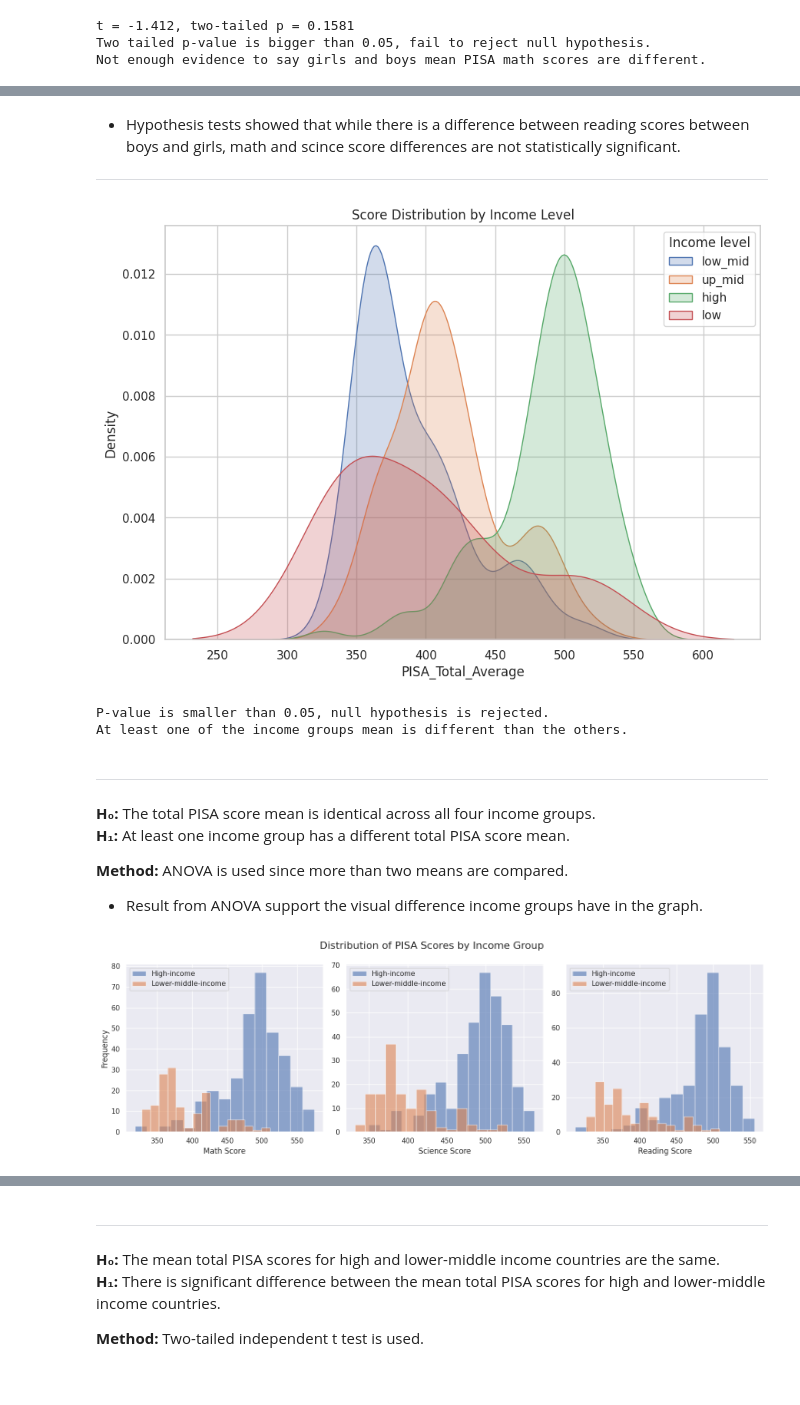
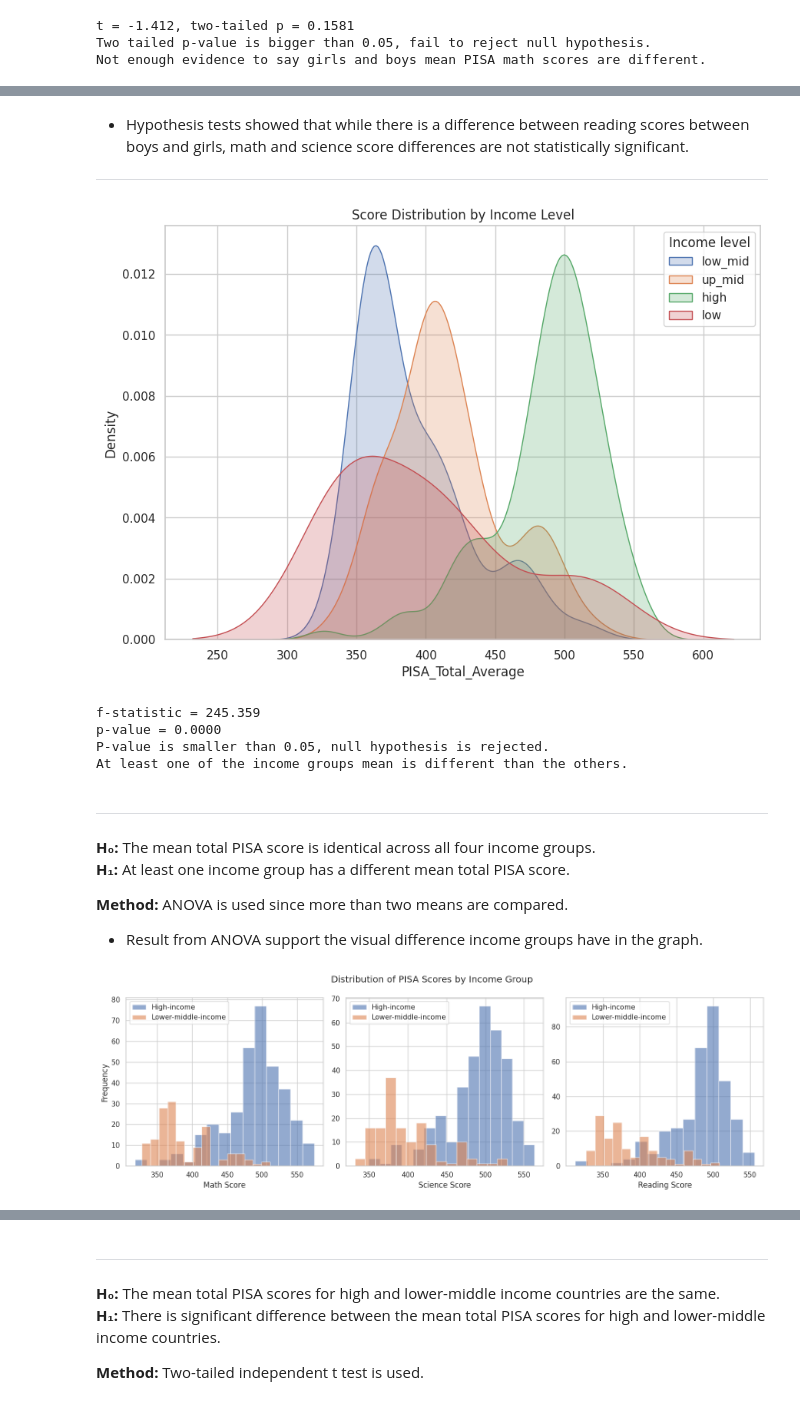
Before and after one commit to Zeynep243/DSA-210-Project, a Jupyter notebook: EDA_and_Hypothesis_Testing.ipynb, the cells around one changed output, grey strips where cells are left out. Drawn from its saved outputs; the diff is of its cells as text; code cells hidden in the pictures.

Commit message:
Data Visualization and Hypothesis Testing
Updated

```diff
--- a/EDA_and_Hypothesis_Testing.ipynb
+++ b/EDA_and_Hypothesis_Testing.ipynb
@@ -207,5 +207,5 @@ Not evidence evidence to say girls and boys average math scores differ.
 # %% [markdown]
-* Hypothesis tests showed that while there is a difference between reading scores between boys and girls, math and scince score differences are not statistically significant.
+* Hypothesis tests showed that while there is a difference between reading scores between boys and girls, math and science score differences are not statistically significant.
 ****
 # %%
 import pandas as pd
@@ -238,18 +238,23 @@ plt.show()
 
 f_stat, p_value = stats.f_oneway(low_mid, up_mid, high, low)
 
+print(f"f-statistic = {f_stat:.3f}")
+print(f"p-value = {p_value:.4f}")
+
 if p_value < 0.05:
     print('P-value is smaller than 0.05, null hypothesis is rejected. \nAt least one of the income groups mean is different than the others.')
 else:
     print('P-value is bigger than 0.05, fail to reject null hypothesis.\nMeans between different income groups are the same.')
 # %% [output]
 [figure]
+f-statistic = 245.359
+p-value = 0.0000
 P-value is smaller than 0.05, null hypothesis is rejected.
 At least one of the income groups mean is different than the others.
 # %% [markdown]
 ******************************************
-**H₀:** The total PISA score mean is identical across all four income groups.
-**H₁:** At least one income group has a different total PISA score mean.
+**H₀:** The mean total PISA score is identical across all four income groups.
+**H₁:** At least one income group has a different mean total PISA score.
 
 **Method:** ANOVA is used since more than two means are compared.
 
@@ -274,35 +279,35 @@ math_lowmid = lowmid['Math_PISA_Total']
 sci_high    = high['Sci_PISA_Total']
 sci_lowmid  = lowmid['Sci_PISA_Total']
 
 read_high   = high['Read_PISA_Total']
 read_lowmid = lowmid['Read_PISA_Total']
 
-# 4) Plot histograms side by side
+# histograms side by side
 fig, (ax1, ax2, ax3) = plt.subplots(1, 3, figsize=(15, 5))
 
 # Math histogram
 ax1.hist(math_high,   bins=15, alpha=0.6, label='High-income')
 ax1.hist(math_lowmid, bins=15, alpha=0.6, label='Lower-middle-income')
 ax1.set_xlabel('Math Score')
 ax1.set_ylabel('Frequency')
 ax1.legend()
 
 # Science histogram
 ax2.hist(sci_high,   bins=15, alpha=0.6, label='High-income')
 ax2.hist(sci_lowmid, bins=15, alpha=0.6, label='Lower-middle-income')
 ax2.set_xlabel('Science Score')
 ax2.legend()
 
 # Reading histogram
 ax3.hist(read_high,   bins=15, alpha=0.6, label='High-income')
 ax3.hist(read_lowmid, bins=15, alpha=0.6, label='Lower-middle-income')
 ax3.set_xlabel('Reading Score')
 ax3.legend()
 
-# 5) Layout & show
-fig.suptitle('Distribution of PISA Scores by Income Group', fontsize=16)
+
+fig.suptitle('Distribution of PISA Scores by Income Group')
 plt.tight_layout()
 plt.show()
 # %% [output]
-[figure, old version]
+[figure, new version]
 # %% [markdown]
```
Also changed, not shown: parts of 30 cells of this notebook.
